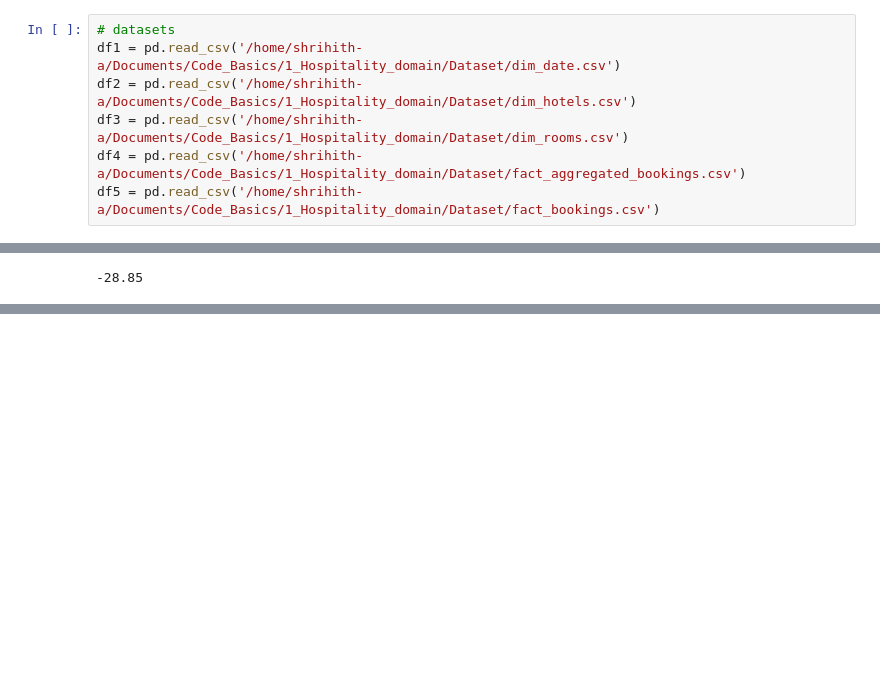
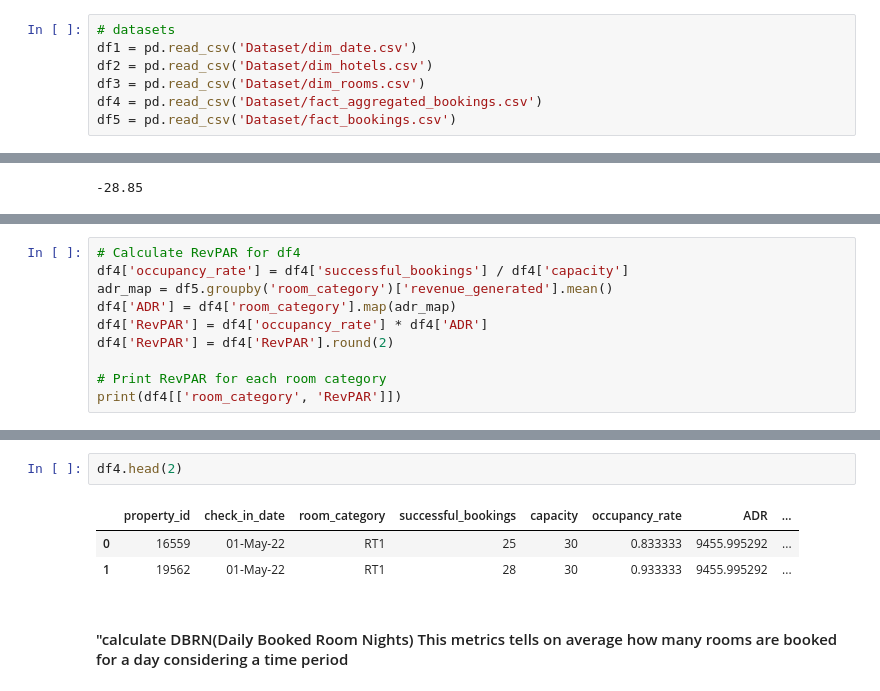
Before and after one commit to Shrihith-a/Hospitality_Dashboard, a Jupyter notebook: Notebook/Metrics_Measures.ipynb, the cells around one changed output, grey strips where cells are left out. Saved outputs shown, nothing was run; the diff lists cells and outputs as text; blank space fills up the shorter version.

```diff
--- a/Notebook/Metrics_Measures.ipynb
+++ b/Notebook/Metrics_Measures.ipynb
@@ -3,7 +4,7 @@ import pandas as pd
 # %%
 # datasets
-df1 = pd.read_csv('/home/shrihith-a/Documents/Code_Basics/1_Hospitality_domain/Dataset/dim_date.csv')
-df2 = pd.read_csv('/home/shrihith-a/Documents/Code_Basics/1_Hospitality_domain/Dataset/dim_hotels.csv')
-df3 = pd.read_csv('/home/shrihith-a/Documents/Code_Basics/1_Hospitality_domain/Dataset/dim_rooms.csv')
-df4 = pd.read_csv('/home/shrihith-a/Documents/Code_Basics/1_Hospitality_domain/Dataset/fact_aggregated_bookings.csv')
-df5 = pd.read_csv('/home/shrihith-a/Documents/Code_Basics/1_Hospitality_domain/Dataset/fact_bookings.csv')
+df1 = pd.read_csv('Dataset/dim_date.csv')
+df2 = pd.read_csv('Dataset/dim_hotels.csv')
+df3 = pd.read_csv('Dataset/dim_rooms.csv')
+df4 = pd.read_csv('Dataset/fact_aggregated_bookings.csv')
+df5 = pd.read_csv('Dataset/fact_bookings.csv')
@@ -209,0 +258,10 @@ print(realization_percent)
+# %%
+# Calculate RevPAR for df4
+df4['occupancy_rate'] = df4['successful_bookings'] / df4['capacity']
+adr_map = df5.groupby('room_category')['revenue_generated'].mean()
+df4['ADR'] = df4['room_category'].map(adr_map)
+df4['RevPAR'] = df4['occupancy_rate'] * df4['ADR']
+df4['RevPAR'] = df4['RevPAR'].round(2)
+
+# Print RevPAR for each room category
+print(df4[['room_category', 'RevPAR']])
@@ -209,0 +283,8 @@ print(realization_percent)
+# %%
+df4.head(2)
+# %% [output]
+|  | property_id | check_in_date | room_category | successful_bookings | capacity | occupancy_rate | ADR | ... |
+| 0 | 16559 | 01-May-22 | RT1 | 25 | 30 | 0.833333 | 9455.995292 | ... |
+| 1 | 19562 | 01-May-22 | RT1 | 28 | 30 | 0.933333 | 9455.995292 | ... |
+# %% [markdown]
+#### "calculate DBRN(Daily Booked Room Nights) This metrics tells on average how many rooms are booked for a day considering a time period
```
Also changed, not shown: parts of 28 cells of this notebook, 10 other files.
